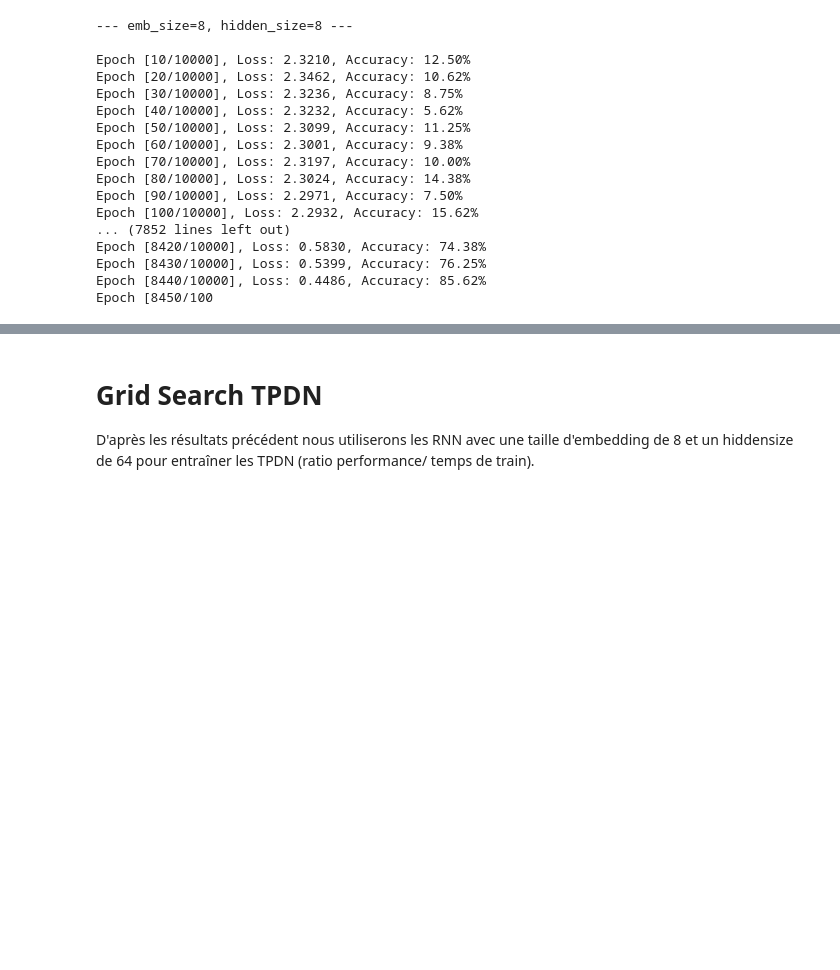
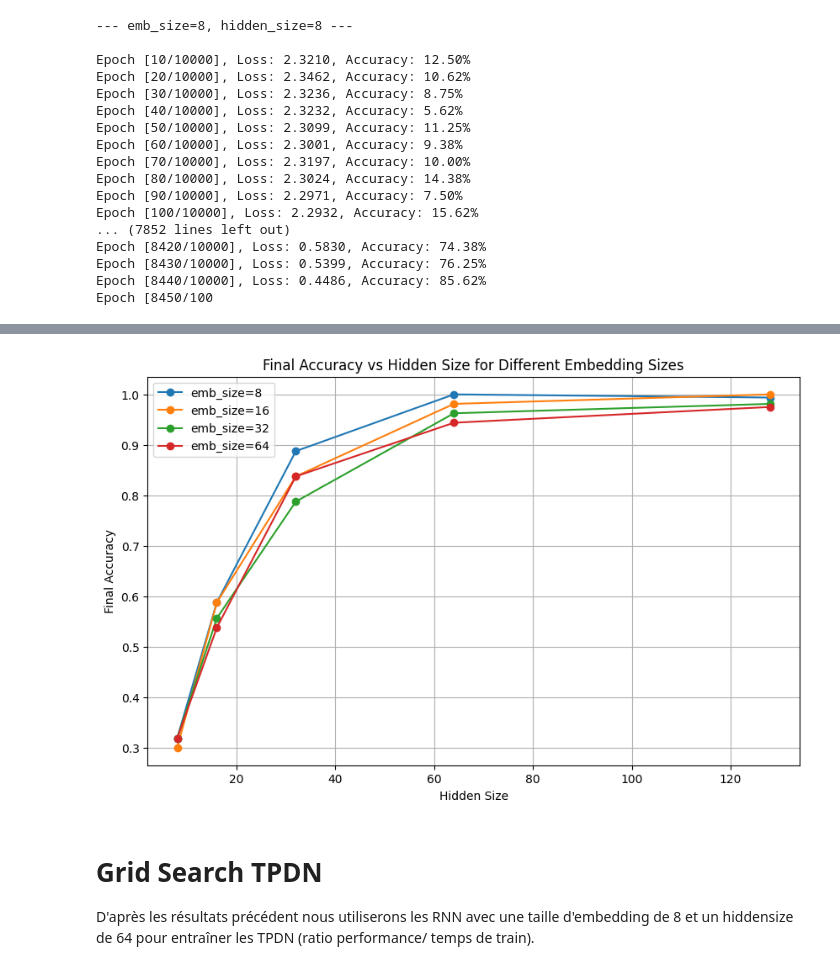
Before and after one commit to baptxste/projet_3A, a Jupyter notebook: grid_search.ipynb, the cells around one changed output, grey strips where cells are left out. Cells and saved outputs as stored; diff of their text form; code cells hidden in the pictures; blank space fills up the shorter version.

```diff
--- a/grid_search.ipynb
+++ b/grid_search.ipynb
@@ -335,7 +349,7 @@ for emb_size, hidden_size in itertools.product(emb_sizes, hidden_sizes):
         "emb_size": emb_size,
         "hidden_size": hidden_size,
         "final_loss": losses[-1],
-        "final_accuracy": accuracies[-1]
+        "final_accuracy": accuracies[-1].item()
     })
 
 df_results = pd.DataFrame(results)
@@ -384,3 +398,17 @@ df_results
+# %%
+plt.figure(figsize=(10, 6))
+for emb_size in df_results["emb_size"].unique():
+    subset = df_results[df_results["emb_size"] == emb_size]
+    plt.plot(subset["hidden_size"], subset["final_accuracy"], marker='o', label=f'emb_size={emb_size}')
+
+plt.xlabel("Hidden Size")
+plt.ylabel("Final Accuracy")
+plt.title("Final Accuracy vs Hidden Size for Different Embedding Sizes")
+plt.legend()
+plt.grid()
+plt.show()
+# %% [output]
+[figure, added]
 # %% [markdown]
 # **Grid Search TPDN**
 
```
Also changed, not shown: parts of 4 cells of this notebook, 3 other files.
